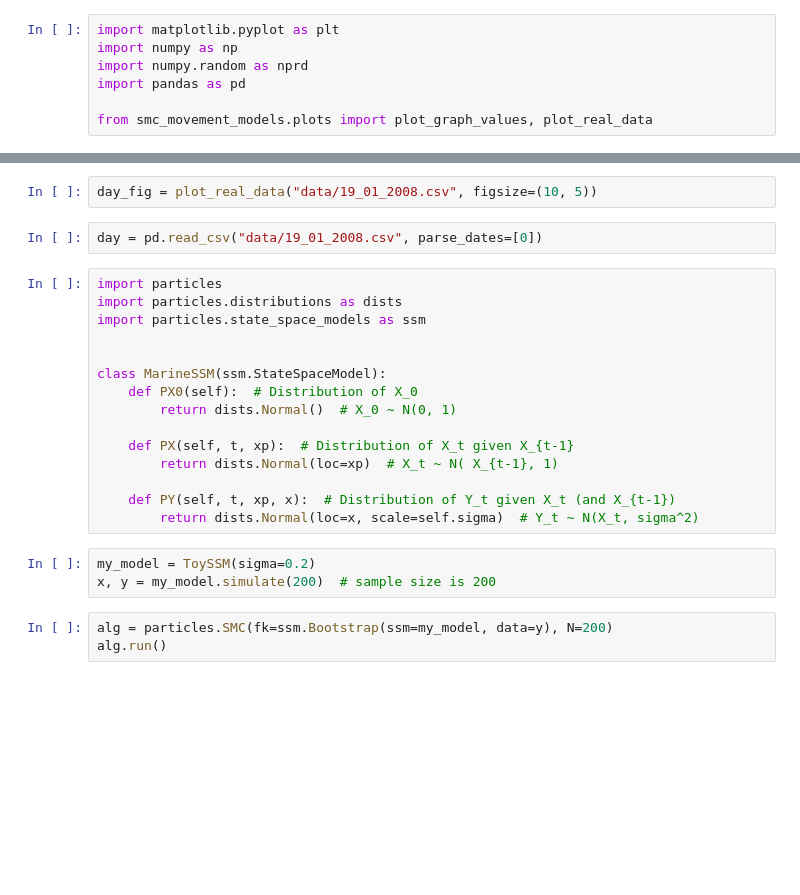
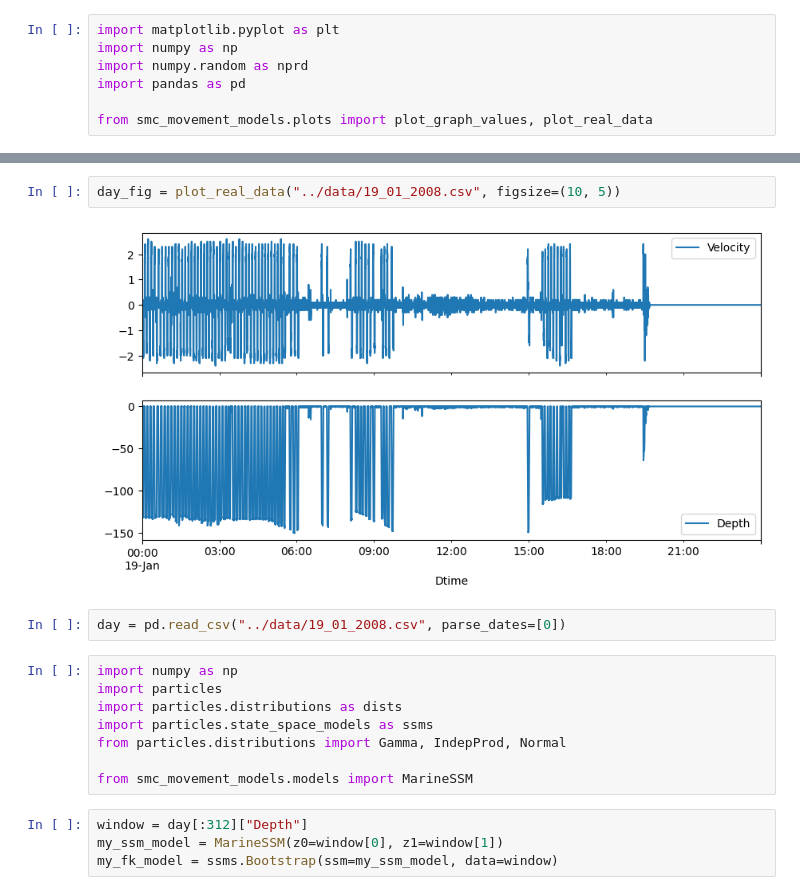
Before and after one commit to gwatkinson/smc_movement_models, a Jupyter notebook: notebooks/first_implementation.ipynb, the cells around one changed output, grey strips where cells are left out. Saved outputs shown, nothing was run; the diff lists cells and outputs as text; blank space fills up the shorter version.

Commit message:
Try running SMC models

```diff
--- a/notebooks/first_implementation.ipynb
+++ b/notebooks/first_implementation.ipynb
@@ -17,25 +19,18 @@ gv_fig = plot_graph_values(figsize=None)
 # %%
-day_fig = plot_real_data("data/19_01_2008.csv", figsize=(10, 5))
+day_fig = plot_real_data("../data/19_01_2008.csv", figsize=(10, 5))
+# %% [output]
+[figure, added]
 # %%
-day = pd.read_csv("data/19_01_2008.csv", parse_dates=[0])
+day = pd.read_csv("../data/19_01_2008.csv", parse_dates=[0])
-# %%
-import particles
-import particles.distributions as dists
-import particles.state_space_models as ssm
-
-
-class MarineSSM(ssm.StateSpaceModel):
-    def PX0(self):  # Distribution of X_0
-        return dists.Normal()  # X_0 ~ N(0, 1)
-
-    def PX(self, t, xp):  # Distribution of X_t given X_{t-1}
-        return dists.Normal(loc=xp)  # X_t ~ N( X_{t-1}, 1)
-
-    def PY(self, t, xp, x):  # Distribution of Y_t given X_t (and X_{t-1})
-        return dists.Normal(loc=x, scale=self.sigma)  # Y_t ~ N(X_t, sigma^2)
-# %%
-my_model = ToySSM(sigma=0.2)
-x, y = my_model.simulate(200)  # sample size is 200
-# %%
-alg = particles.SMC(fk=ssm.Bootstrap(ssm=my_model, data=y), N=200)
-alg.run()
+# %%
+import numpy as np
+import particles
+import particles.distributions as dists
+import particles.state_space_models as ssms
+from particles.distributions import Gamma, IndepProd, Normal
+
+from smc_movement_models.models import MarineSSM
+# %%
+window = day[:312]["Depth"]
+my_ssm_model = MarineSSM(z0=window[0], z1=window[1])
+my_fk_model = ssms.Bootstrap(ssm=my_ssm_model, data=window)
```
Also changed, not shown: parts of 7 cells of this notebook.
